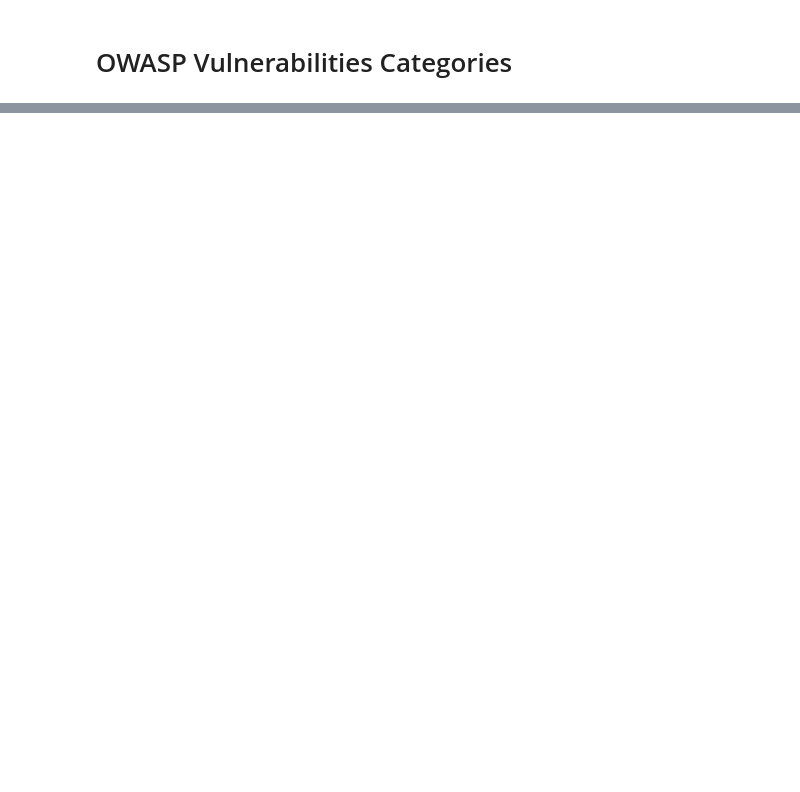
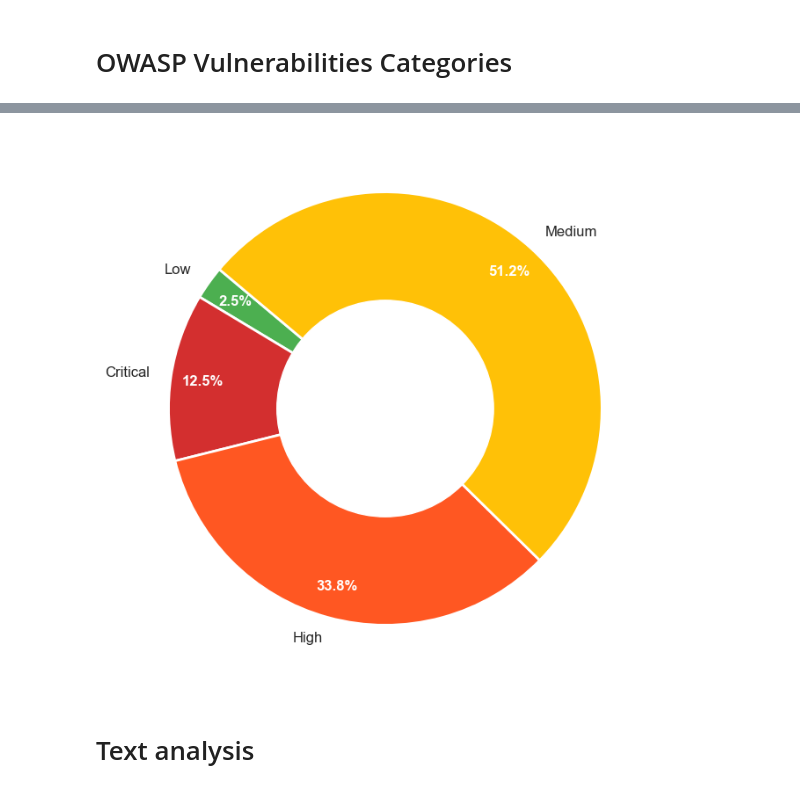
Before and after one commit to xKaliBurr/SBSeg2025, a Jupyter notebook: xkaliburr_LLMs/data_analysis.ipynb, the cells around one changed output, grey strips where cells are left out. Drawn from its saved outputs; the diff is of its cells as text; code cells hidden in the pictures; blank space fills up the shorter version.

Commit message:
target analysis

```diff
--- a/xkaliburr_LLMs/data_analysis.ipynb
+++ b/xkaliburr_LLMs/data_analysis.ipynb
@@ -71,0 +236,31 @@ plt.show()
+# %%
+import matplotlib.cm as cm
+# Sample data (frequency of each category)
+labels = severity.index
+sizes = severity.values  # Random values for the categories
+colors = plt.cm.viridis(np.linspace(0, 1, len(labels)))  # Nice color gradient
+colors = [severity_colors[s] for s in labels]
+
+# Create the donut chart
+plt.figure(figsize=(8, 8))
+wedges, texts, autotexts = plt.pie(
+    sizes, labels=labels, autopct="%1.1f%%", startangle=140, colors=colors,
+    wedgeprops={"edgecolor": "white", "linewidth": 2}, pctdistance=0.85
+)
+
+# Draw a white circle in the center to create the donut effect
+center_circle = plt.Circle((0, 0), 0.50, fc="white")
+plt.gca().add_artist(center_circle)
+
+# Improve aesthetics
+plt.setp(autotexts, size=12, weight="bold", color="white")  # Formatting percentages
+plt.setp(texts, size=12)  # Formatting labels
+#plt.title("Severity", fontsize=16, fontweight="bold")
+# Save as PDF
+plt.savefig("plots/proportion_severity.pdf", format="pdf", bbox_inches="tight")
+# Show the plot
+plt.show()
+# %% [output]
+[figure, added]
+# %% [markdown]
+# Text analysis
```
Also changed, not shown: parts of 18 cells of this notebook, 1 other file.
